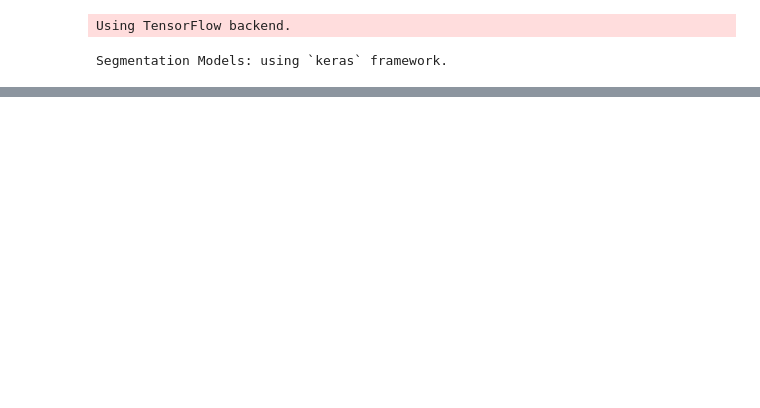
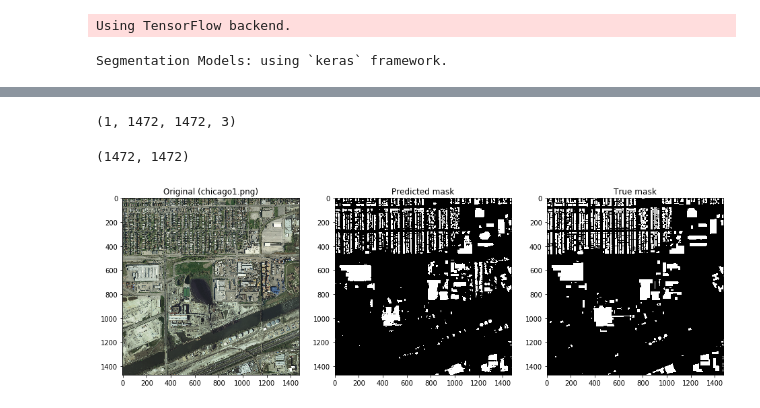
Before and after one commit to max-kazak/house_detection, a Jupyter notebook: notebooks/train.ipynb, the cells around one changed output, grey strips where cells are left out. Saved outputs shown, nothing was run; the diff lists cells and outputs as text; code cells hidden in the pictures; blank space fills up the shorter version.

Commit message:
add prediction modules and fix training

```diff
--- a/notebooks/train.ipynb
+++ b/notebooks/train.ipynb
@@ -53,0 +74,30 @@ mean iou_score: 0.51776
+# %%
+root_path = '../data/processed/test/'
+image_folder = 'images/'
+actual_mask_folder = 'masks/'
+image_name = 'chicago1.png'
+# %%
+img, act_mask = read_img_mask(root_path, image_folder, actual_mask_folder, image_name)
+X = np.expand_dims(img, axis=0)
+X.shape
+# %% [output]
+(1, 1472, 1472, 3)
+# %%
+pred = net.model.predict(X)
+# %%
+pred_mask = pred[0].reshape(1472, 1472)
+pred_mask = (pred_mask > 0.5).astype(np.int8)
+pred_mask.shape
+# %% [output]
+(1472, 1472)
+# %%
+f, ax = plt.subplots(1, 3, figsize=(16, 16))
+ax[0].imshow(img)
+ax[1].imshow(pred_mask, cmap='gray')
+ax[2].imshow(act_mask, cmap='gray')
+ax[0].set_title('Original ({})'.format(image_name))
+ax[1].set_title('Predicted mask')
+ax[2].set_title('True mask')
+plt.show()
+# %% [output]
+[figure, added]
```
Also changed, not shown: parts of 7 cells of this notebook, 4 other files.
